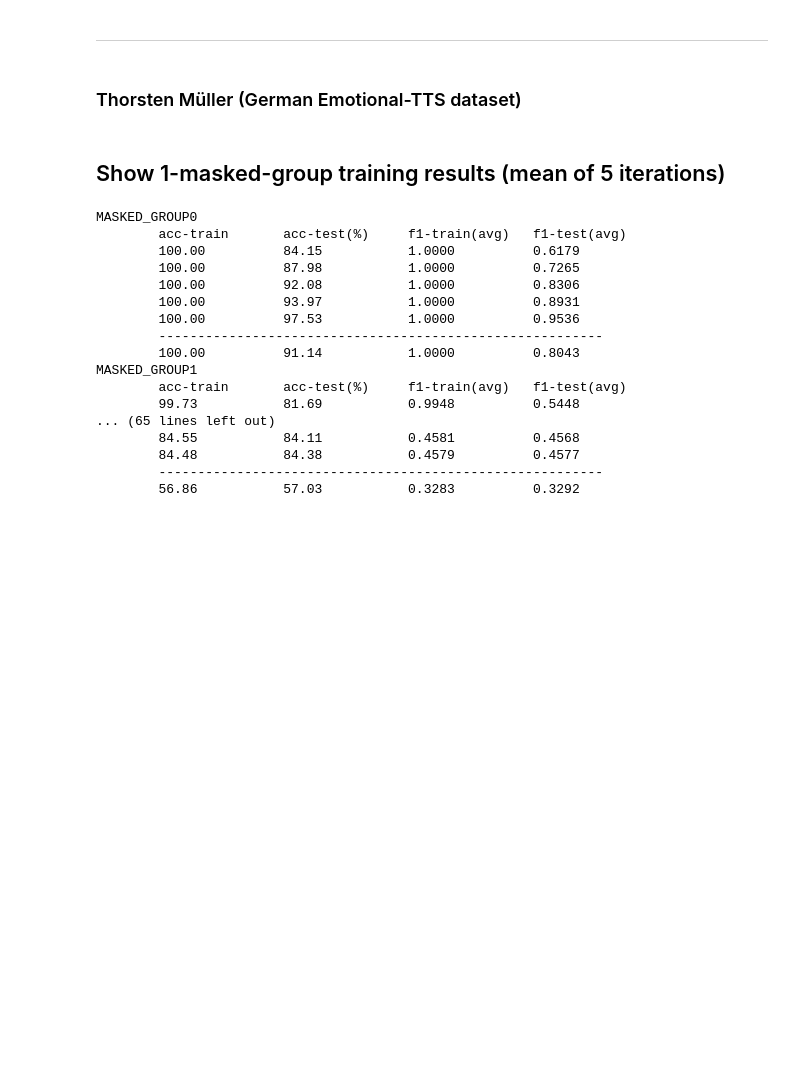
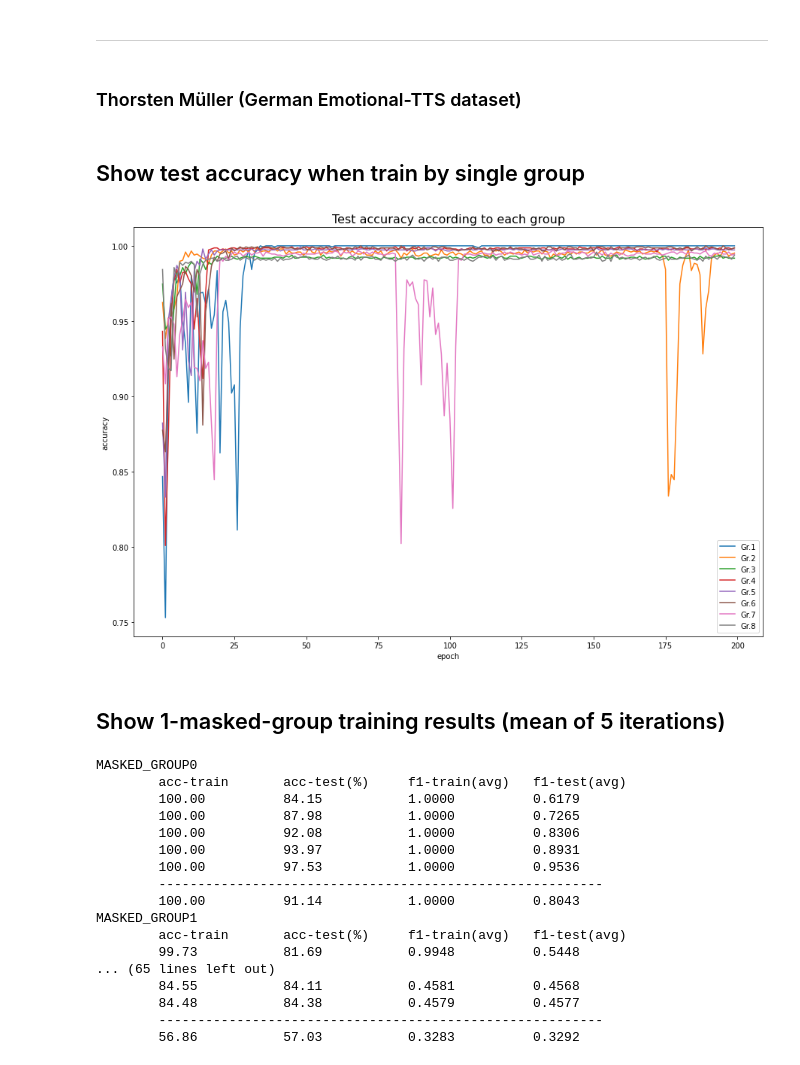
Before and after one commit to aascode/ICASSP2022, a Jupyter notebook: data-visualization.ipynb, the cells around one changed output. Drawn from its saved outputs; the diff is of its cells as text; code cells hidden in the pictures; blank space fills up the shorter version.

Commit message:
update training code

```diff
--- a/data-visualization.ipynb
+++ b/data-visualization.ipynb
@@ -297,6 +297,24 @@ for idx in tqdm(df.index):
         print(fn + ' () error')
 
     print(x_embedding.shape)
+# %% [markdown]
+## Show test accuracy when train by single group
+# %%
+plt.figure(figsize=(15, 10))
+plt.title('Test accuracy according to each group', fontdict=dict(fontsize=16))
+plt.xlabel('epoch')
+plt.ylabel('accuracy')
+for i in range(1, 9):
+    f = open('images/hist_model4-gr'+str(i)+'-200ep_(3).json')
+    data = json.load(f)
+    f.close()
+
+    val_acc = data['acc']
+    plt.plot(val_acc, label='Gr.'+str(i))
+plt.legend()
+plt.show()
+# %% [output]
+[figure, added]
 # %% [markdown]
 ## Show 1-masked-group training results (mean of 5 iterations)
 # %%
```
Also changed, not shown: parts of 2 cells of this notebook, 2 other files.
